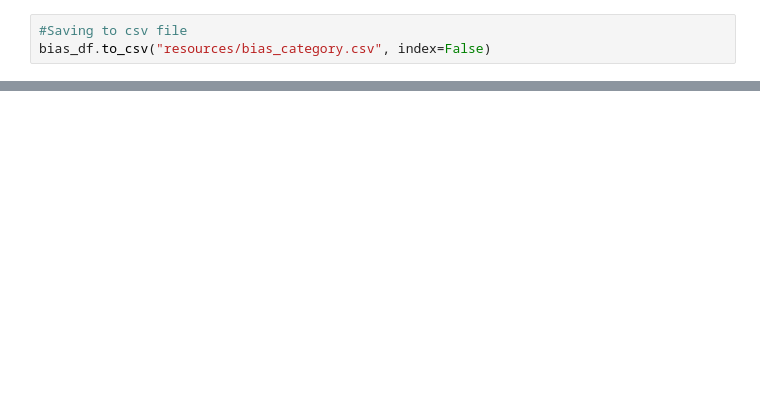
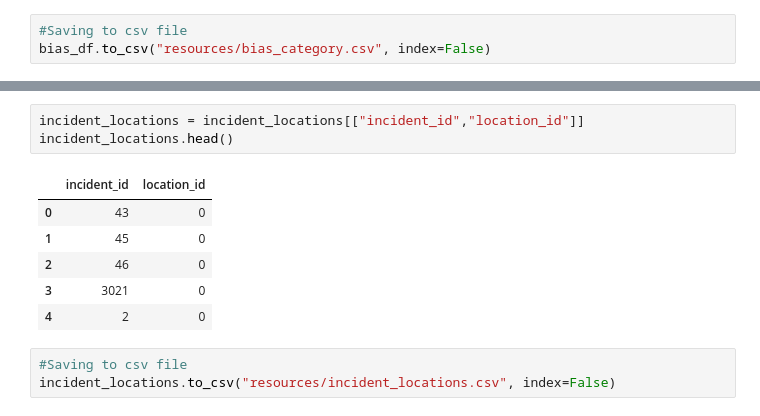
Before and after one commit to evacs/Project-3, a Jupyter notebook: Data_cleaning.ipynb, the cells around one changed output, grey strips where cells are left out. Saved outputs shown, nothing was run; the diff lists cells and outputs as text; blank space fills up the shorter version.

```diff
--- a/Data_cleaning.ipynb
+++ b/Data_cleaning.ipynb
@@ -269,0 +342,13 @@ bias_df.to_csv("resources/bias_category.csv", index=False)
+# %%
+incident_locations = incident_locations[["incident_id","location_id"]]
+incident_locations.head()
+# %% [output]
+|  | incident_id | location_id |
+| 0 | 43 | 0 |
+| 1 | 45 | 0 |
+| 2 | 46 | 0 |
+| 3 | 3021 | 0 |
+| 4 | 2 | 0 |
+# %%
+#Saving to csv file
+incident_locations.to_csv("resources/incident_locations.csv", index=False)
```
Also changed, not shown: parts of 18 cells of this notebook, 9 other files.
